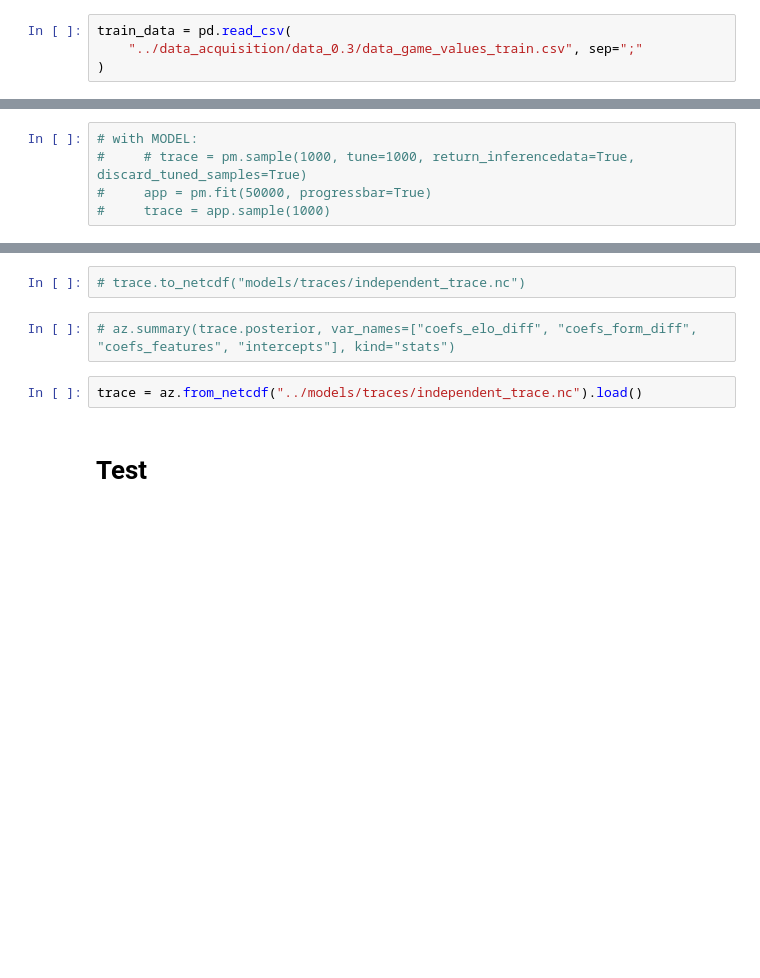
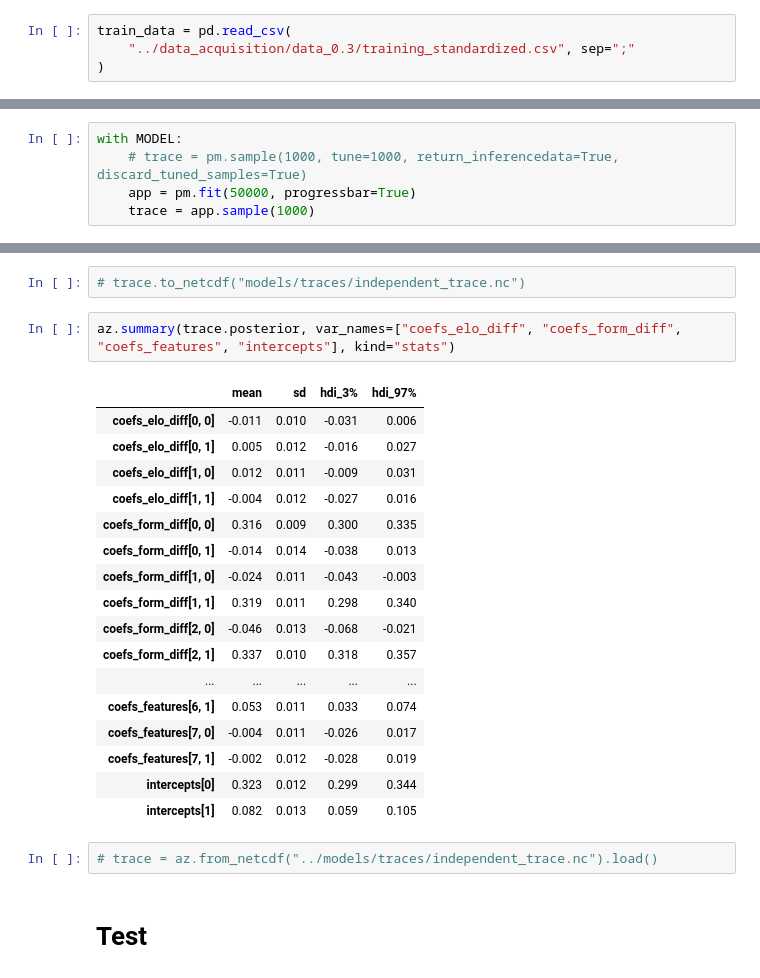
Before and after one commit to s-morten/packing-report, a Jupyter notebook: xT-impact/pymc/pymc.ipynb, the cells around one changed output, grey strips where cells are left out. Drawn from its saved outputs; the diff is of its cells as text; blank space fills up the shorter version.

```diff
--- a/xT-impact/pymc/pymc.ipynb
+++ b/xT-impact/pymc/pymc.ipynb
@@ -11,5 +11,5 @@ import matplotlib
 import pickle
 # %%
 train_data = pd.read_csv(
-    "../data_acquisition/data_0.3/data_game_values_train.csv", sep=";"
+    "../data_acquisition/data_0.3/training_standardized.csv", sep=";"
 )
@@ -273,5 +254,5 @@ pm.model_to_graphviz(MODEL)
 # %%
-# with MODEL:
-#     # trace = pm.sample(1000, tune=1000, return_inferencedata=True, discard_tuned_samples=True)
-#     app = pm.fit(50000, progressbar=True)
-#     trace = app.sample(1000)
+with MODEL:
+    # trace = pm.sample(1000, tune=1000, return_inferencedata=True, discard_tuned_samples=True)
+    app = pm.fit(50000, progressbar=True)
+    trace = app.sample(1000)
@@ -278,9 +261,27 @@ pm.model_to_graphviz(MODEL)
 # %%
 # trace.to_netcdf("models/traces/independent_trace.nc")
 # %%
-# az.summary(trace.posterior, var_names=["coefs_elo_diff", "coefs_form_diff", "coefs_features", "intercepts"], kind="stats")
+az.summary(trace.posterior, var_names=["coefs_elo_diff", "coefs_form_diff", "coefs_features", "intercepts"], kind="stats")
+# %% [output]
+|  | mean | sd | hdi_3% | hdi_97% |
+| coefs_elo_diff[0, 0] | -0.011 | 0.010 | -0.031 | 0.006 |
+| coefs_elo_diff[0, 1] | 0.005 | 0.012 | -0.016 | 0.027 |
+| coefs_elo_diff[1, 0] | 0.012 | 0.011 | -0.009 | 0.031 |
+| coefs_elo_diff[1, 1] | -0.004 | 0.012 | -0.027 | 0.016 |
+| coefs_form_diff[0, 0] | 0.316 | 0.009 | 0.300 | 0.335 |
+| coefs_form_diff[0, 1] | -0.014 | 0.014 | -0.038 | 0.013 |
+| coefs_form_diff[1, 0] | -0.024 | 0.011 | -0.043 | -0.003 |
+| coefs_form_diff[1, 1] | 0.319 | 0.011 | 0.298 | 0.340 |
+| coefs_form_diff[2, 0] | -0.046 | 0.013 | -0.068 | -0.021 |
+| coefs_form_diff[2, 1] | 0.337 | 0.010 | 0.318 | 0.357 |
+| ... | ... | ... | ... | ... |
+| coefs_features[6, 1] | 0.053 | 0.011 | 0.033 | 0.074 |
+| coefs_features[7, 0] | -0.004 | 0.011 | -0.026 | 0.017 |
+| coefs_features[7, 1] | -0.002 | 0.012 | -0.028 | 0.019 |
+| intercepts[0] | 0.323 | 0.012 | 0.299 | 0.344 |
+| intercepts[1] | 0.082 | 0.013 | 0.059 | 0.105 |
 # %%
-trace = az.from_netcdf("../models/traces/independent_trace.nc").load()
+# trace = az.from_netcdf("../models/traces/independent_trace.nc").load()
 # %% [markdown]
 # Test
 # %%
```
Also changed, not shown: parts of 36 cells of this notebook, 47 other files.
